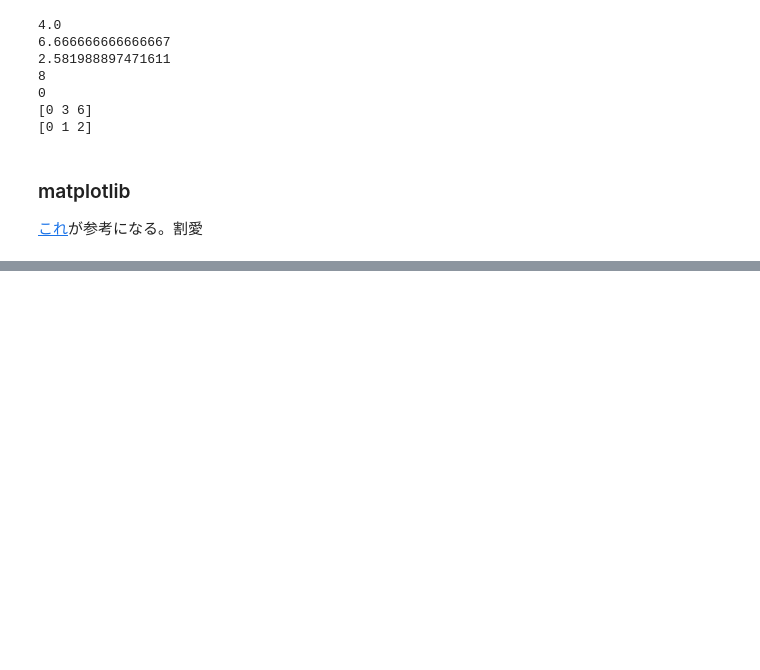
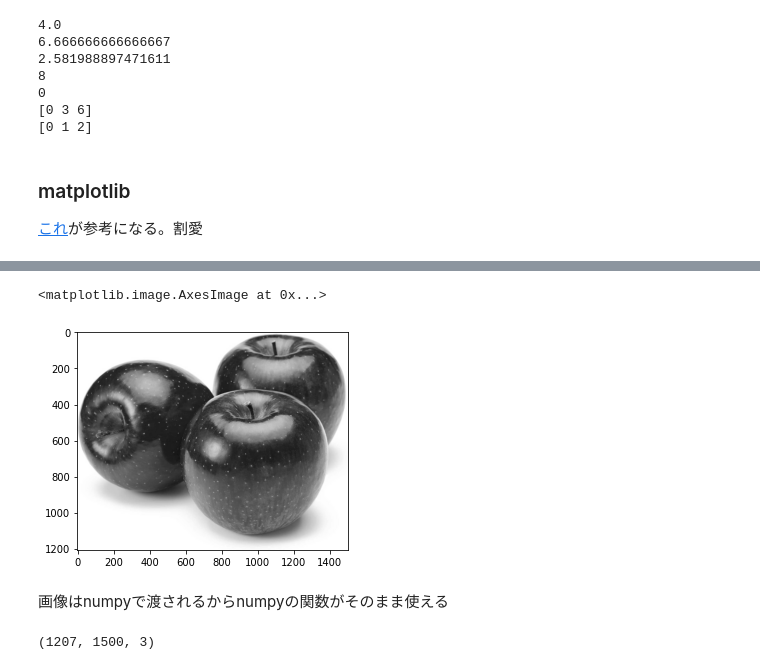
Before and after one commit to KIrie-0217/Python_practice, a Jupyter notebook: Python勉強会.ipynb, the cells around one changed output, grey strips where cells are left out. Saved outputs shown, nothing was run; the diff lists cells and outputs as text; code cells hidden in the pictures; blank space fills up the shorter version.

```diff
--- a/Python勉強会.ipynb
+++ b/Python勉強会.ipynb
@@ -336,0 +387,16 @@ print(a.min(axis = 0))
+# %%
+img_tmp = cv2.cvtColor(img,cv2.COLOR_RGB2GRAY)
+img_GRAY = cv2.cvtColor(img_tmp,cv2.COLOR_BGR2RGB)
+
+
+plt.imshow(img_GRAY)
+# %% [output]
+<matplotlib.image.AxesImage at 0x...>
+[figure, added]
+# %% [markdown]
+画像はnumpyで渡されるからnumpyの関数がそのまま使える
+# %%
+# サイズ
+img_RGB.shape
+# %% [output]
+(1207, 1500, 3)
```
Also changed, not shown: parts of 20 cells of this notebook.
